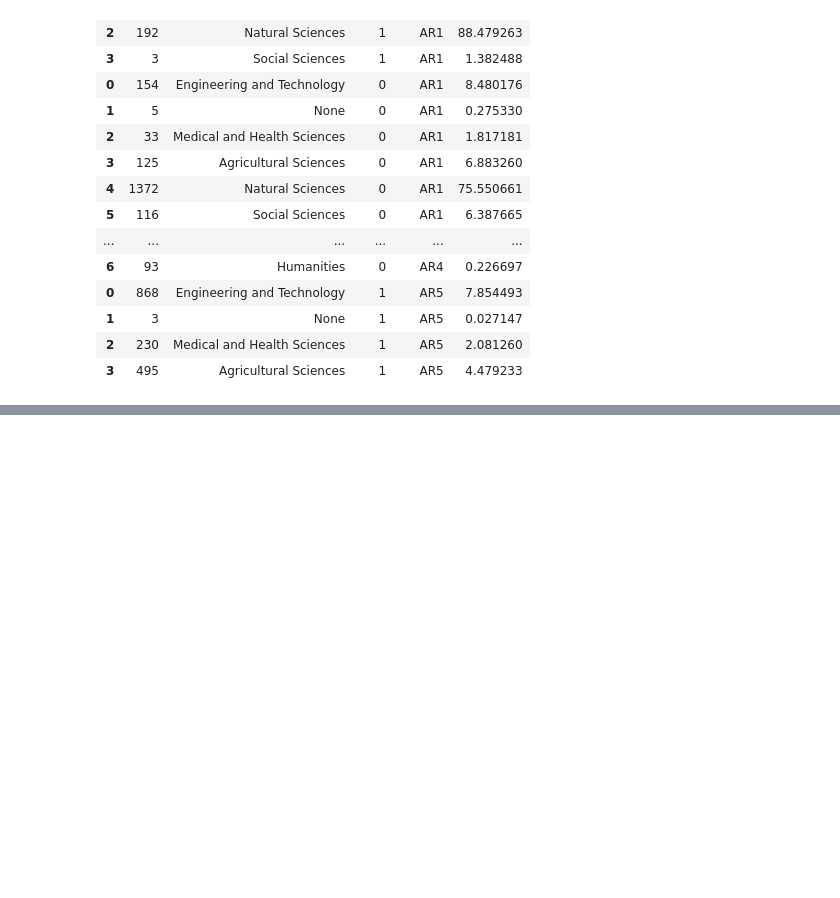
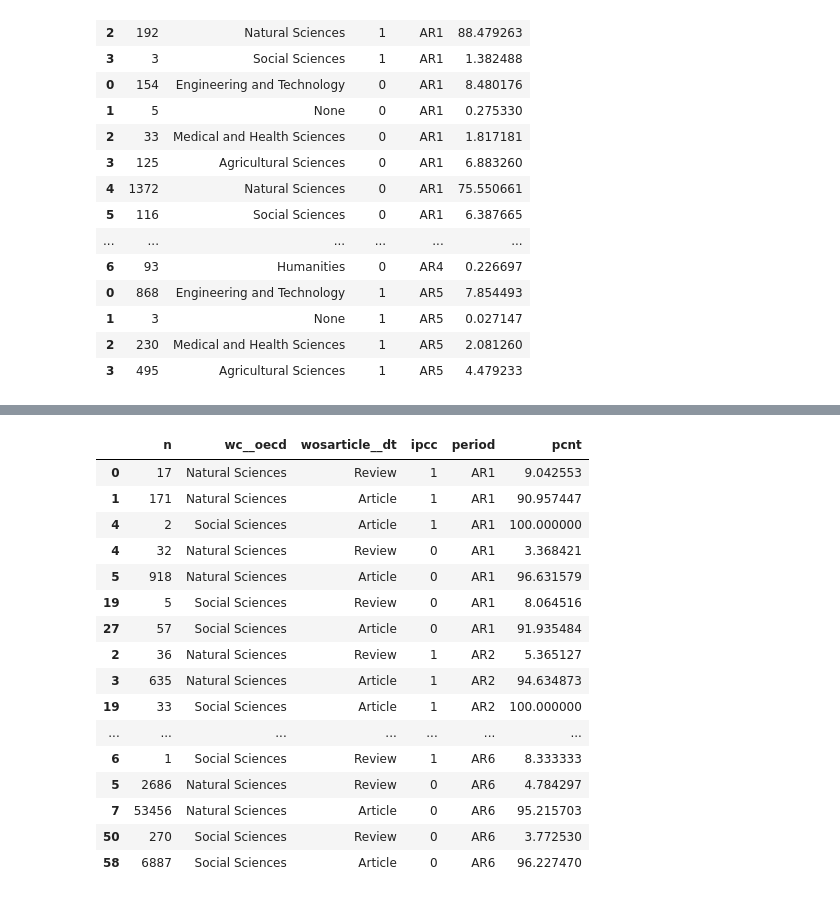
Before and after one commit to mcallaghan/cc-topography, a Jupyter notebook: code/IPCC_topics.ipynb, the cells around one changed output, grey strips where cells are left out. Saved outputs shown, nothing was run; the diff lists cells and outputs as text; code cells hidden in the pictures; blank space fills up the shorter version.

```diff
--- a/code/IPCC_topics.ipynb
+++ b/code/IPCC_topics.ipynb
@@ -773,0 +865,34 @@ df.head(55)
+# %%
+#### DocType BIAS
+q = runstat.query
+docs = Doc.objects.filter(query=q)
+
+
+df2 = pd.DataFrame()
+
+for tp in runstat.periods.all():
+
+    print(tp.ys)
+
+    docs = Doc.objects.filter(query=q,PY__in=tp.ys)
+    ipdocs = docs.filter(ipccref__isnull=False)
+    nipdocs = docs.filter(ipccref__isnull=True)
+
+    ipdisciplines = ipdocs.values('wc__oecd','wosarticle__dt',).annotate(
+        n = Count('pk')
+    )
+
+    nipdisciplines = nipdocs.values('wc__oecd','wosarticle__dt').annotate(
+        n = Count('pk')
+    )
+
+    ipdf = pd.DataFrame.from_dict(list(ipdisciplines))
+    ipdf['ipcc'] = 1
+    nipdf = pd.DataFrame.from_dict(list(nipdisciplines))
+    nipdf['ipcc'] = 0
+
+    tdf = pd.concat([ipdf,nipdf])
+    tdf['period'] = tp.title
+    df2 = pd.concat([df2,tdf])
+
+df2.head()
@@ -773,0 +912,24 @@ df.head(55)
+# %%
+df2 = df2[df2['wosarticle__dt'].isin(["Article","Review"])]
+df2 = df2[df2['wc__oecd'].isin(["Natural Sciences", "Social Sciences"])]
+df2['pcnt'] = df2['n'] / df2['n'].groupby([df2['ipcc'],df2['period'],df2['wc__oecd']]).transform('sum') * 100
+
+df2.head(55)
+# %% [output]
+|  | n | wc__oecd | wosarticle__dt | ipcc | period | pcnt |
+| 0 | 17 | Natural Sciences | Review | 1 | AR1 | 9.042553 |
+| 1 | 171 | Natural Sciences | Article | 1 | AR1 | 90.957447 |
+| 4 | 2 | Social Sciences | Article | 1 | AR1 | 100.000000 |
+| 4 | 32 | Natural Sciences | Review | 0 | AR1 | 3.368421 |
+| 5 | 918 | Natural Sciences | Article | 0 | AR1 | 96.631579 |
+| 19 | 5 | Social Sciences | Review | 0 | AR1 | 8.064516 |
+| 27 | 57 | Social Sciences | Article | 0 | AR1 | 91.935484 |
+| 2 | 36 | Natural Sciences | Review | 1 | AR2 | 5.365127 |
+| 3 | 635 | Natural Sciences | Article | 1 | AR2 | 94.634873 |
+| 19 | 33 | Social Sciences | Article | 1 | AR2 | 100.000000 |
+| ... | ... | ... | ... | ... | ... | ... |
+| 6 | 1 | Social Sciences | Review | 1 | AR6 | 8.333333 |
+| 5 | 2686 | Natural Sciences | Review | 0 | AR6 | 4.784297 |
+| 7 | 53456 | Natural Sciences | Article | 0 | AR6 | 95.215703 |
+| 50 | 270 | Social Sciences | Review | 0 | AR6 | 3.772530 |
+| 58 | 6887 | Social Sciences | Article | 0 | AR6 | 96.227470 |
```
Also changed, not shown: parts of 6 cells of this notebook, 2 other files.
